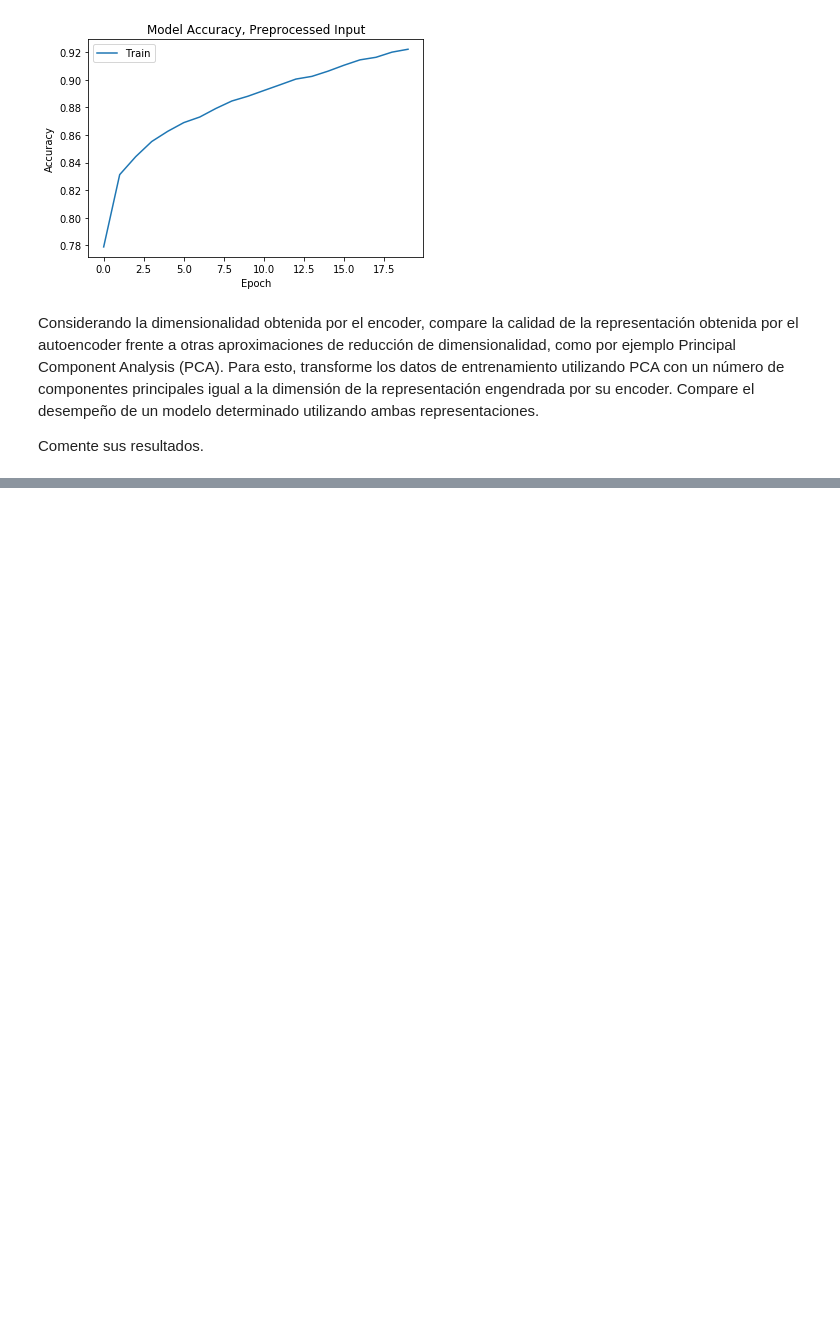
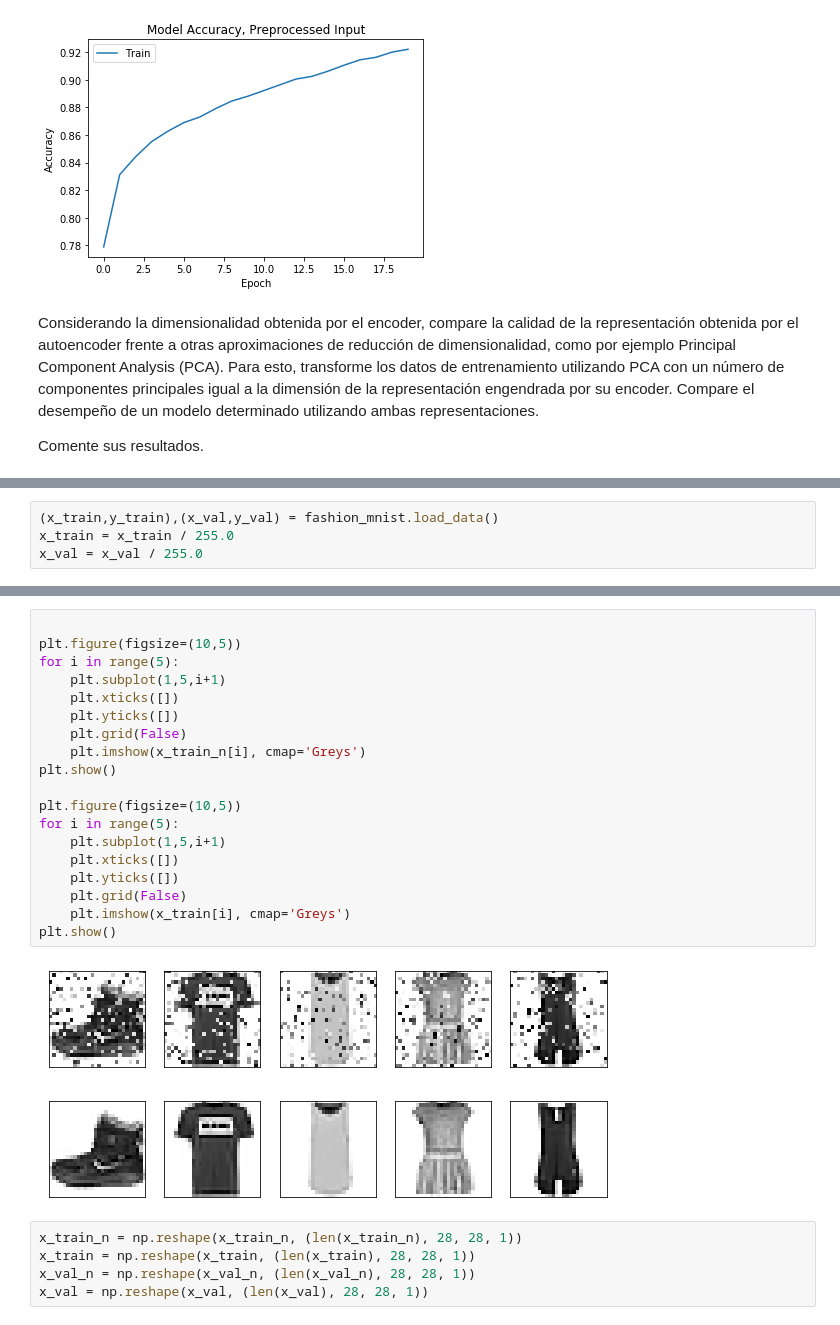
Before and after one commit to JPJLeon/Tarea2_RN, a Jupyter notebook: Tarea_2_Pregunta_2.ipynb, the cells around one changed output, grey strips where cells are left out. Drawn from its saved outputs; the diff is of its cells as text; blank space fills up the shorter version.

```diff
--- a/Tarea_2_Pregunta_2.ipynb
+++ b/Tarea_2_Pregunta_2.ipynb
@@ -1176,0 +1204,4 @@ Comente sus resultados.
+# %%
+(x_train,y_train),(x_val,y_val) = fashion_mnist.load_data()
+x_train = x_train / 255.0
+x_val = x_val / 255.0
@@ -1176,0 +1246,27 @@ Comente sus resultados.
+# %%
+
+plt.figure(figsize=(10,5))
+for i in range(5):
+    plt.subplot(1,5,i+1)
+    plt.xticks([])
+    plt.yticks([])
+    plt.grid(False)
+    plt.imshow(x_train_n[i], cmap='Greys')
+plt.show()
+
+plt.figure(figsize=(10,5))
+for i in range(5):
+    plt.subplot(1,5,i+1)
+    plt.xticks([])
+    plt.yticks([])
+    plt.grid(False)
+    plt.imshow(x_train[i], cmap='Greys')
+plt.show()
+# %% [output]
+[figure, added]
+[figure, added]
+# %%
+x_train_n = np.reshape(x_train_n, (len(x_train_n), 28, 28, 1))
+x_train = np.reshape(x_train, (len(x_train), 28, 28, 1))
+x_val_n = np.reshape(x_val_n, (len(x_val_n), 28, 28, 1))
+x_val = np.reshape(x_val, (len(x_val), 28, 28, 1))
```
Also changed, not shown: parts of 32 cells of this notebook.
